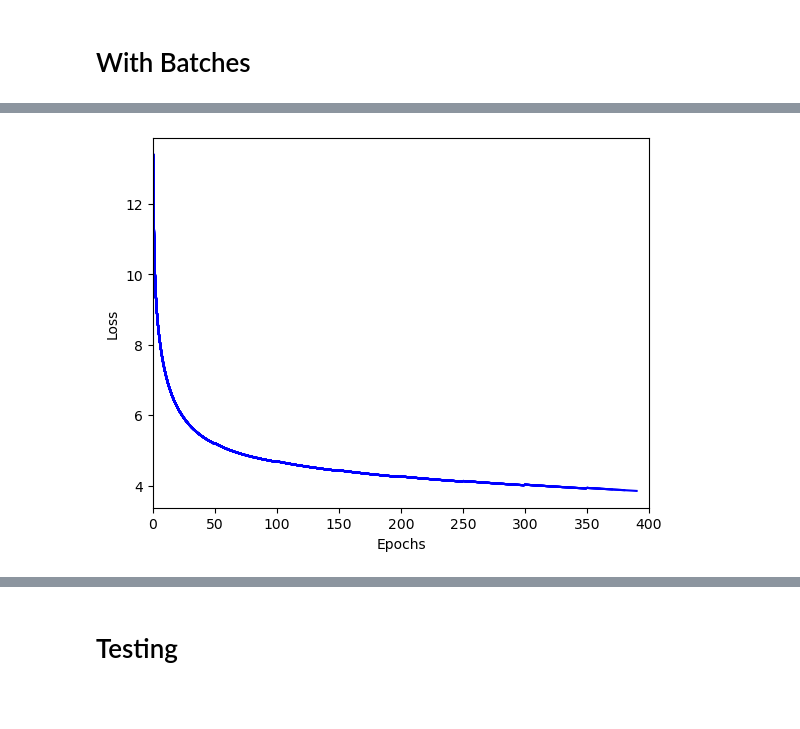
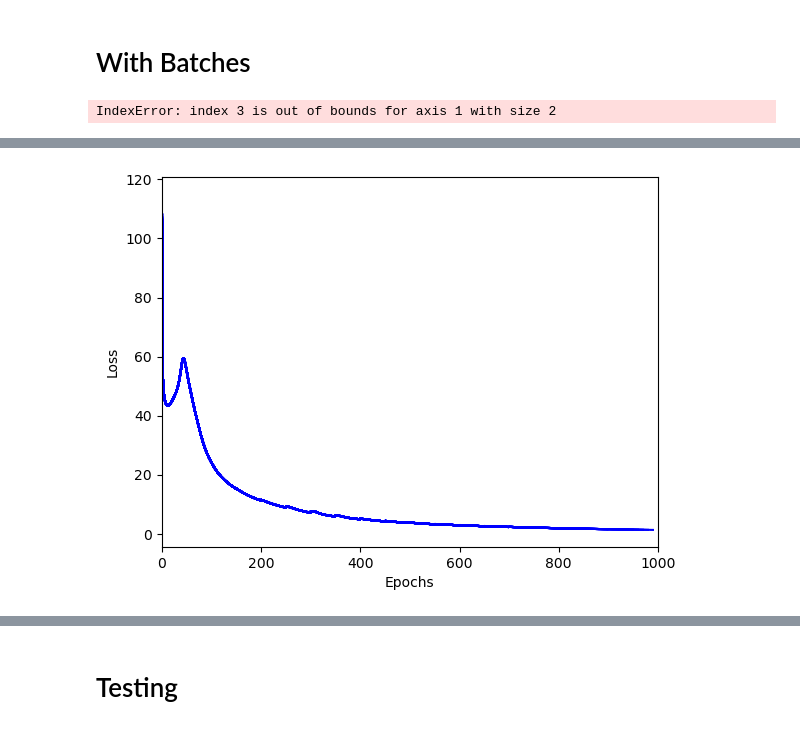
Before and after one commit to utsav-desai/CS772, a Jupyter notebook: assign1-palindrome/palindrome.ipynb, the cells around one changed output, grey strips where cells are left out. Drawn from its saved outputs; the diff is of its cells as text; code cells hidden in the pictures; blank space fills up the shorter version.

```diff
--- a/assign1-palindrome/palindrome.ipynb
+++ b/assign1-palindrome/palindrome.ipynb
@@ -53,6 +53,6 @@ array(['1010000101', '0000110000', '1011001101', '1011111101',
       dtype='<U10')
 # %%
-for i in range(5):
-    x = np.concatenate((x, palindromes))
+# for i in range(5):
+#     x = np.concatenate((x, palindromes))
 print(len(x))
 # %% [output]
@@ -77,3 +77,16 @@ def relu(x):
 # a = np.array([1, 2, -3])
 # b = np.array([2, 3, 4])
 # a*b
+# %%
+np.random.seed(3)
+LEARNING_RATE = 1e-3
+NUM_EPOCHS = 10000
+
+input_size = 10
+hidden_layer_size = 4
+output_size = 1
+
+weights_ih = np.random.rand(input_size, hidden_layer_size)
+weights_ho = np.random.rand(hidden_layer_size, output_size)
+bias_ih = np.random.rand(1, hidden_layer_size)
+bias_ho = np.random.rand(1, output_size)
@@ -80,19 +157,19 @@ def relu(x):
 # %% [markdown]
 # With Batches
 # %%
-np.random.seed(28)
+np.random.seed(30)
 LEARNING_RATE = 1e-3
 NUM_EPOCHS = 10000
 
 input_size = 10
-hidden_layer_size = 4
+hidden_layer_size = 2
 output_size = 1
 
 weights_ih = np.load('weights/weights_ih2.npy')
-weights_ih = np.random.rand(input_size, hidden_layer_size)
+# weights_ih = np.random.rand(input_size, hidden_layer_size)
 weights_ho = np.random.rand(hidden_layer_size, output_size)
 bias_ih = np.load('weights/bias_ih2.npy')
-bias_ih = np.random.rand(1, hidden_layer_size)
+# bias_ih = np.random.rand(1, hidden_layer_size)
 bias_ho = np.random.rand(1, output_size)
 # %%
 min_loss = 500
@@ -101,15 +178,16 @@ min_loss = 500
 # weights_ho = np.load('weights_ho2.npy')
 # bias_ih = np.load('bias_ih2.npy')
 # bias_ho = np.load('bias_ho2.npy')
-# weights_ih = weights_ih[:, [1, 3]]
-# bias_ih = bias_ih[:, [1, 3]]
-# weights_ho = weights_ho[[1, 3]]
+weights_ih = weights_ih[:, [1, 3]]
+bias_ih = bias_ih[:, [1, 3]]
+# %% [output]
+IndexError: index 3 is out of bounds for axis 1 with size 2
 # %%
 # Assuming input_size, x, y, weights_ih, weights_ho, bias_ih, bias_ho, and sigmoid function are defined somewhere
 
 LEARNING_RATE = 1
-NUM_EPOCHS = 400
-BATCH_SIZE = 8  # Set your desired batch size
+NUM_EPOCHS = 1000
+BATCH_SIZE = 4  # Set your desired batch size
 cost = []
 initial_lr = LEARNING_RATE
 lr_schedule = lambda epoch: initial_lr * 1.15 ** (epoch // 50)
@@ -188 +266 @@ Epoch 399 : loss [3.82985394]
-[figure, old version]
+[figure, new version]
```
Also changed, not shown: parts of 8 cells of this notebook, 7 other files.
